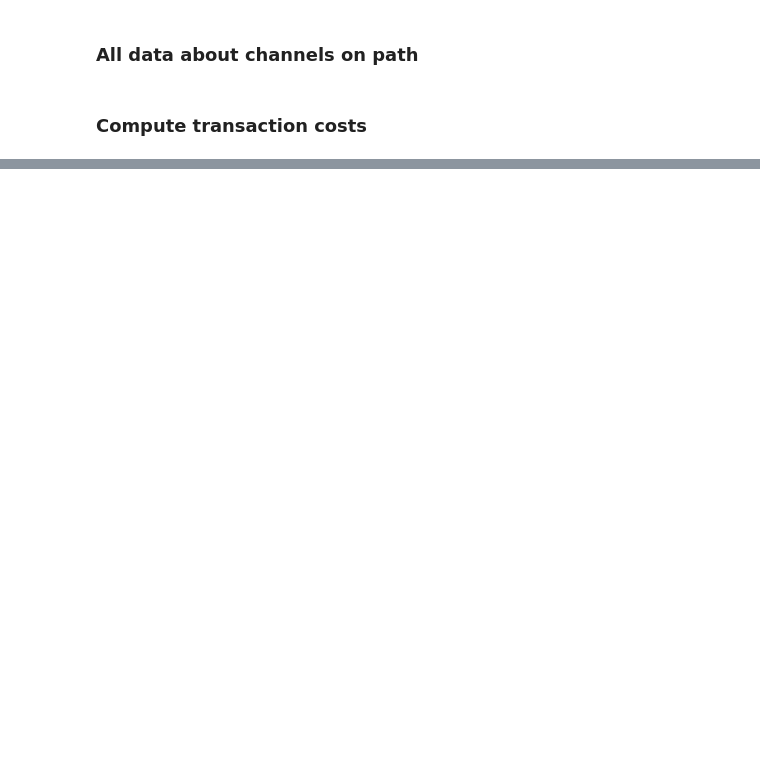
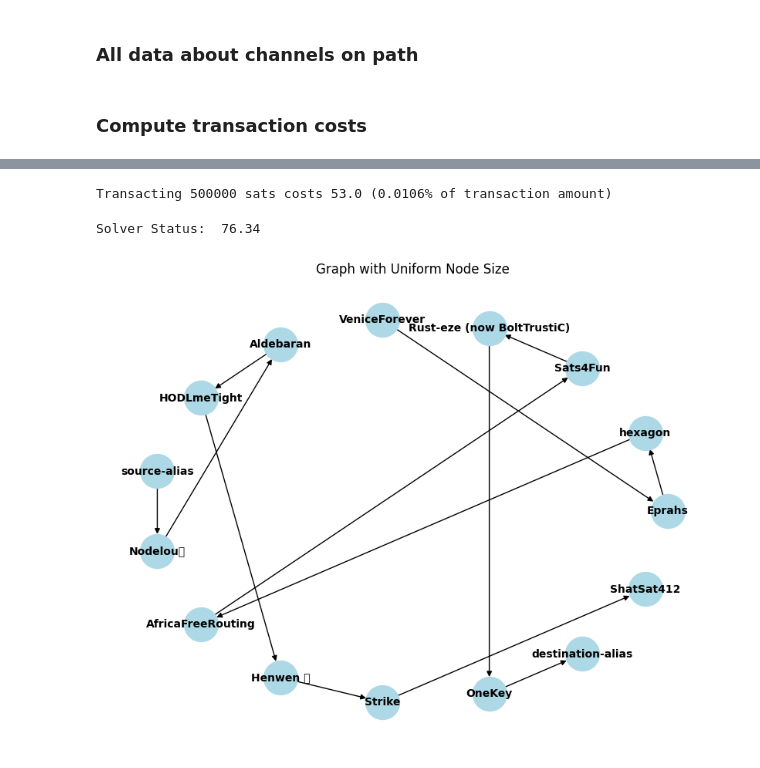
Before and after one commit to FiliTol/LN-pathfinding, a Jupyter notebook: scripts/original/scenario2-connection_penalization.ipynb, the cells around one changed output, grey strips where cells are left out. Cells and saved outputs as stored; diff of their text form; code cells hidden in the pictures; blank space fills up the shorter version.

Commit message:
# Update - Added fake costs notebooks to make the problem more understandable - Minor changes

```diff
--- a/scripts/original/scenario2-connection_penalization.ipynb
+++ b/scripts/original/scenario2-connection_penalization.ipynb
@@ -82,4 +88,4 @@ model.CHANNELS = pyo.Set(initialize=[(channels.loc[i, "node1_pub"], channels.loc
 # %%
-transaction_amount = 100000
+transaction_amount = 500000
 nodes = create_demand(nodes, transaction_amount,
                       source="02b4098c3116124c0c4105295d3d2e65927d46e98e248d84cb6119da57e4ae31e3",destination="0202f00d5f5c91a3c79113851b162c2b75f2cbd9fb2378fb4a4ce92d5ba1e63e08")
@@ -121,7 +134,7 @@ def objective_function(model: pyo.ConcreteModel):
     return sum(
         model.a[i] * channels.loc[i, "rate_fee"] +
         model.x[i] * channels.loc[i, "base_fee"] +
-        model.x[i] * 1/(channels.loc[i, "addresses"])**2
+        model.x[i] * 1/(channels.loc[i, "addresses"])**4
         for i in model.CHANNELS)
 
 #def objective_function(model: pyo.ConcreteModel):
@@ -262,6 +301,7 @@ for index, value in model.a.extract_values().items():
         DF_channels.loc[c, "amount"] = Decimal(value/1000000)
         DF_channels.loc[c, "base_fee"] = Decimal(channels.loc[(index[0], index[1]), "base_fee"]/1000000)
         DF_channels.loc[c, "rate_fee"] = channels.loc[(index[0], index[1]), "rate_fee"]
+        DF_channels.loc[c, "addresses"] = channels.loc[(index[0], index[1]), "addresses"]
         #DF_channels.loc[c, "used_fl"] = channels.loc[]
         c += 1
 
@@ -297,5 +377,9 @@ final["base_fee"] = final["base_fee"].astype(float)
 total_transaction_cost = sum(final["amount"]*final["rate_fee"] + final["base_fee"])
 perc_cost = (total_transaction_cost * 100) / transaction_amount
 print(f"Transacting {transaction_amount} sats costs {total_transaction_cost} ({perc_cost}% of transaction amount)")
+# %% [output]
+Transacting 500000 sats costs 53.0 (0.0106% of transaction amount)
 # %%
 print("Solver Status: ",  results.solver[0]["System time"])
+# %% [output]
+Solver Status:  76.34
@@ -301,0 +389,17 @@ print("Solver Status: ",  results.solver[0]["System time"])
+# %%
+import networkx as nx
+import matplotlib.pyplot as plt
+
+# edges list construction
+edges_df = final[["source-alias", "destination-alias"]]
+
+G = nx.from_pandas_edgelist(edges_df, "source-alias", "destination-alias", create_using=nx.DiGraph())
+
+plt.figure(figsize=(8, 6))
+pos = nx.circular_layout(G)
+nx.draw(G, pos, with_labels=True, node_size=1000, node_color='lightblue', font_size=10, font_color='black',
+        font_weight='bold', arrows=True)
+plt.title("Graph with Uniform Node Size")
+plt.show()
+# %% [output]
+[figure, added]
```
Also changed, not shown: parts of 17 cells of this notebook, 5 other files.
